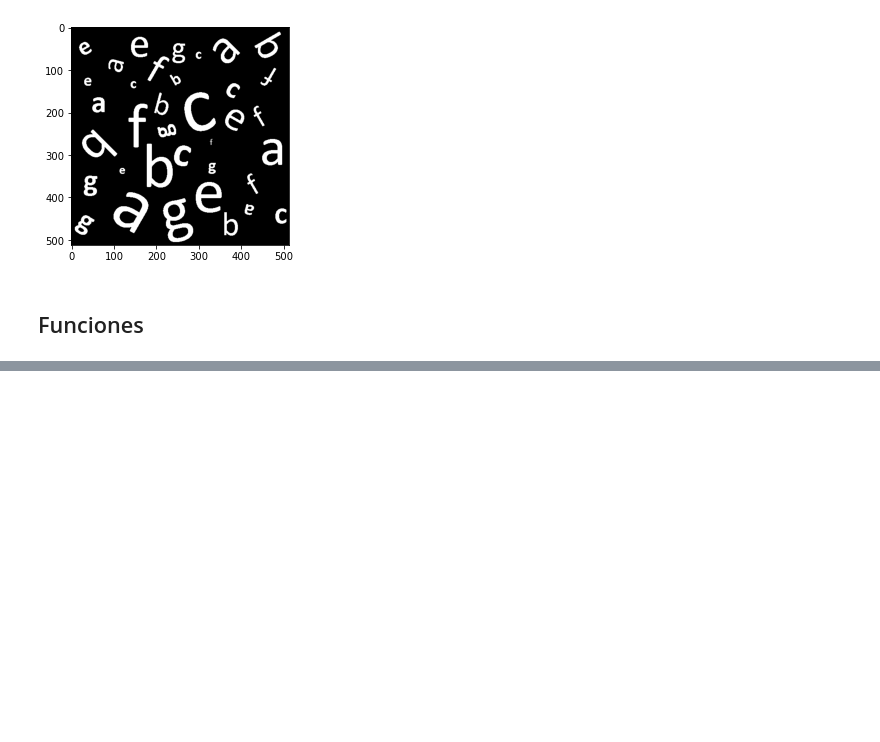
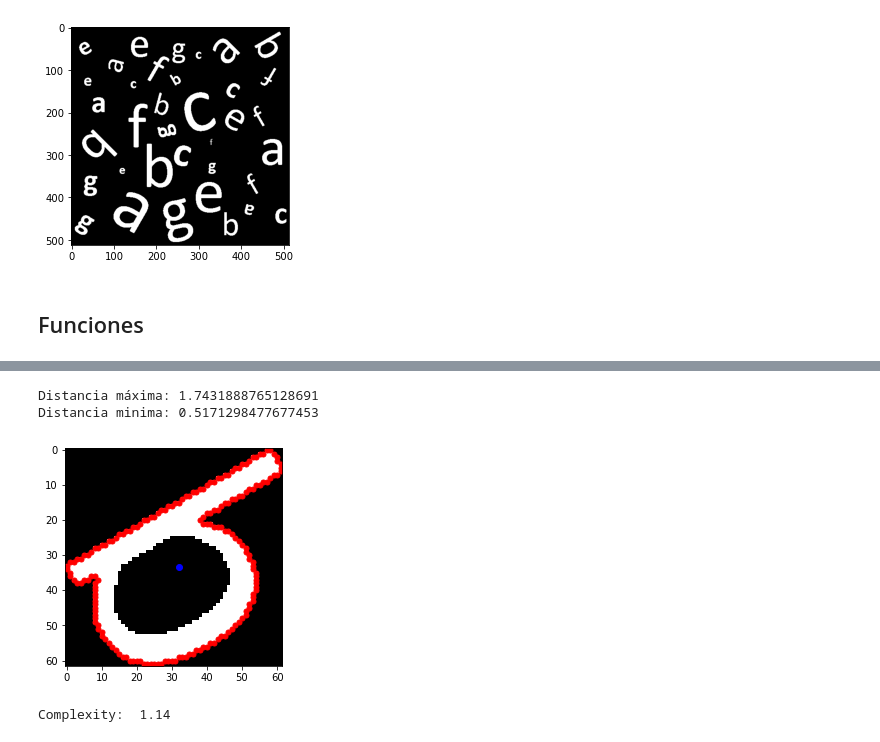
Before and after one commit to Atotem/TICS-585_ImagePatternRecognition, a Jupyter notebook: tarea_01.ipynb, the cells around one changed output, grey strips where cells are left out. Drawn from its saved outputs; the diff is of its cells as text; code cells hidden in the pictures; blank space fills up the shorter version.

```diff
--- a/tarea_01.ipynb
+++ b/tarea_01.ipynb
@@ -148,0 +217,20 @@ for prop in regionprops(label_image = label_bw):
+# %%
+regions = regionprops(label_image = label_bw)
+
+dmax, dmin, delta, ci, cj, x, y, dmean  = distance(regions[0].image*1)
+print(f'Distancia máxima: {dmax}')
+print(f'Distancia minima: {dmin}')
+
+plt.figure()
+plt.imshow(regions[0].image*1, cmap="gray")
+plt.scatter(x, y, marker='.', s=100, c='red')
+plt.plot(cj, ci, marker = 'o', color ='blue')
+plt.show()
+
+complex = regions[0].area/dmean**2
+print('Complexity: ', round(complex, 2))
+# %% [output]
+Distancia máxima: 1.7431888765128691
+Distancia minima: 0.5171298477677453
+[figure, added]
+Complexity:  1.14
```
Also changed, not shown: parts of 5 cells of this notebook, 1 other file.
